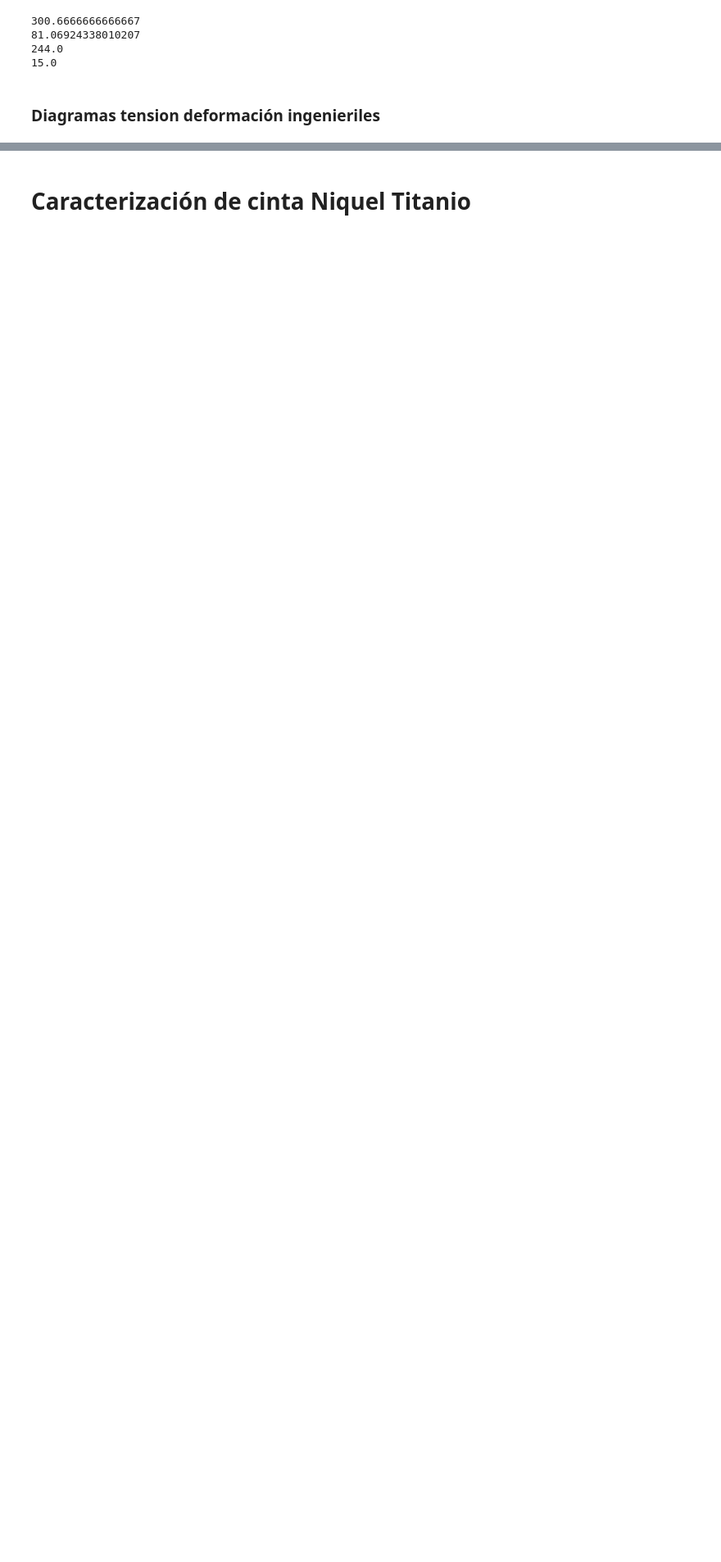
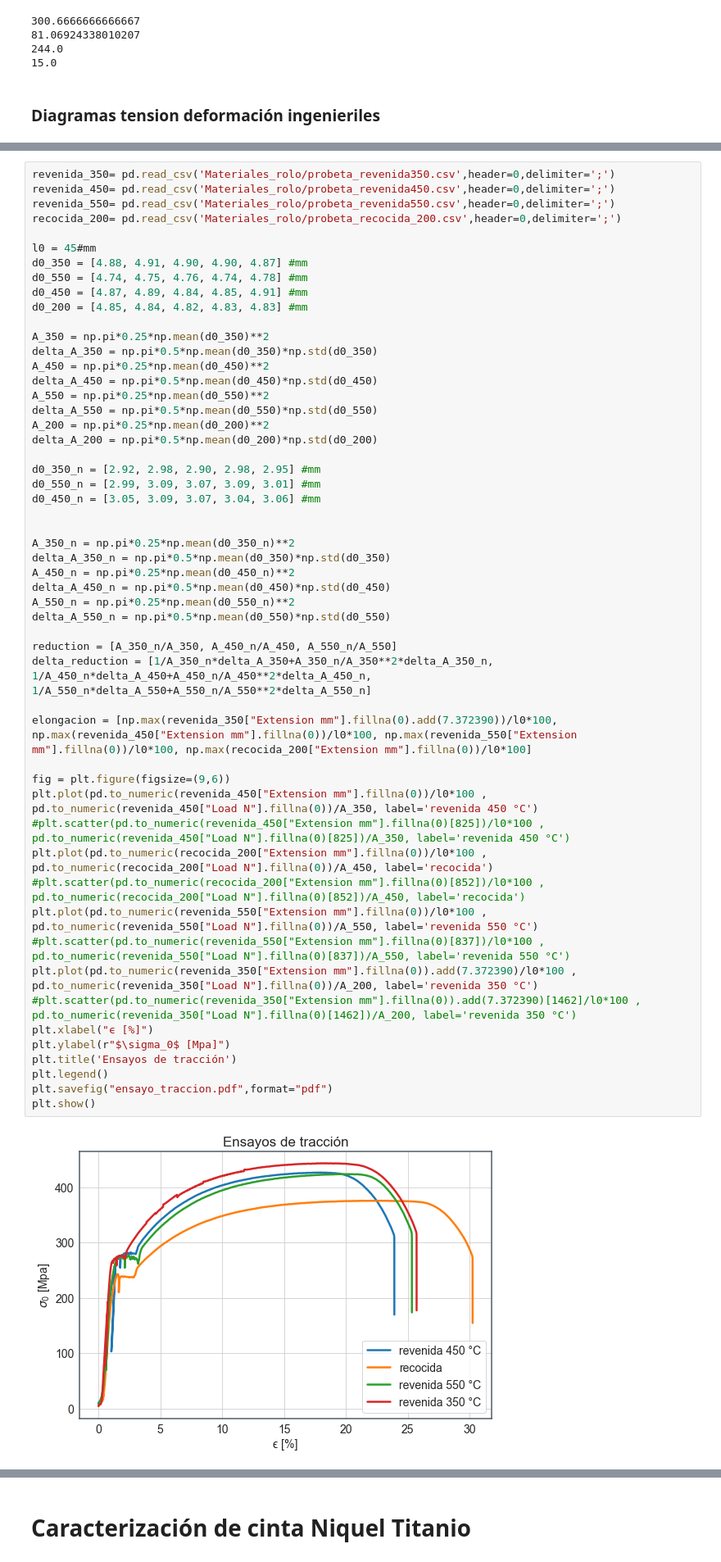
Before and after one commit to francescocamussoni/Lab-IB, a Jupyter notebook: materials.ipynb, the cells around one changed output, grey strips where cells are left out. Shown at 82% size. Drawn from its saved outputs; the diff is of its cells as text; blank space fills up the shorter version.

```diff
--- a/materials.ipynb
+++ b/materials.ipynb
@@ -61,0 +43,55 @@ plt.show()
+# %%
+revenida_350= pd.read_csv('Materiales_rolo/probeta_revenida350.csv',header=0,delimiter=';')
+revenida_450= pd.read_csv('Materiales_rolo/probeta_revenida450.csv',header=0,delimiter=';')
+revenida_550= pd.read_csv('Materiales_rolo/probeta_revenida550.csv',header=0,delimiter=';')
+recocida_200= pd.read_csv('Materiales_rolo/probeta_recocida_200.csv',header=0,delimiter=';')
+
+l0 = 45#mm
+d0_350 = [4.88, 4.91, 4.90, 4.90, 4.87] #mm
+d0_550 = [4.74, 4.75, 4.76, 4.74, 4.78] #mm
+d0_450 = [4.87, 4.89, 4.84, 4.85, 4.91] #mm
+d0_200 = [4.85, 4.84, 4.82, 4.83, 4.83] #mm
+
+A_350 = np.pi*0.25*np.mean(d0_350)**2
+delta_A_350 = np.pi*0.5*np.mean(d0_350)*np.std(d0_350)
+A_450 = np.pi*0.25*np.mean(d0_450)**2
+delta_A_450 = np.pi*0.5*np.mean(d0_450)*np.std(d0_450)
+A_550 = np.pi*0.25*np.mean(d0_550)**2
+delta_A_550 = np.pi*0.5*np.mean(d0_550)*np.std(d0_550)
+A_200 = np.pi*0.25*np.mean(d0_200)**2
+delta_A_200 = np.pi*0.5*np.mean(d0_200)*np.std(d0_200)
+
+d0_350_n = [2.92, 2.98, 2.90, 2.98, 2.95] #mm
+d0_550_n = [2.99, 3.09, 3.07, 3.09, 3.01] #mm
+d0_450_n = [3.05, 3.09, 3.07, 3.04, 3.06] #mm
+
+
+A_350_n = np.pi*0.25*np.mean(d0_350_n)**2
+delta_A_350_n = np.pi*0.5*np.mean(d0_350)*np.std(d0_350)
+A_450_n = np.pi*0.25*np.mean(d0_450_n)**2
+delta_A_450_n = np.pi*0.5*np.mean(d0_450)*np.std(d0_450)
+A_550_n = np.pi*0.25*np.mean(d0_550_n)**2
+delta_A_550_n = np.pi*0.5*np.mean(d0_550)*np.std(d0_550)
+
+reduction = [A_350_n/A_350, A_450_n/A_450, A_550_n/A_550]
+delta_reduction = [1/A_350_n*delta_A_350+A_350_n/A_350**2*delta_A_350_n, 1/A_450_n*delta_A_450+A_450_n/A_450**2*delta_A_450_n, 1/A_550_n*delta_A_550+A_550_n/A_550**2*delta_A_550_n]
+
+elongacion = [np.max(revenida_350["Extension mm"].fillna(0).add(7.372390))/l0*100, np.max(revenida_450["Extension mm"].fillna(0))/l0*100, np.max(revenida_550["Extension mm"].fillna(0))/l0*100, np.max(recocida_200["Extension mm"].fillna(0))/l0*100]
+
+fig = plt.figure(figsize=(9,6))
+plt.plot(pd.to_numeric(revenida_450["Extension mm"].fillna(0))/l0*100 , pd.to_numeric(revenida_450["Load N"].fillna(0))/A_350, label='revenida 450 °C')
+#plt.scatter(pd.to_numeric(revenida_450["Extension mm"].fillna(0)[825])/l0*100 , pd.to_numeric(revenida_450["Load N"].fillna(0)[825])/A_350, label='revenida 450 °C')
+plt.plot(pd.to_numeric(recocida_200["Extension mm"].fillna(0))/l0*100 , pd.to_numeric(recocida_200["Load N"].fillna(0))/A_450, label='recocida')
+#plt.scatter(pd.to_numeric(recocida_200["Extension mm"].fillna(0)[852])/l0*100 , pd.to_numeric(recocida_200["Load N"].fillna(0)[852])/A_450, label='recocida')
+plt.plot(pd.to_numeric(revenida_550["Extension mm"].fillna(0))/l0*100 , pd.to_numeric(revenida_550["Load N"].fillna(0))/A_550, label='revenida 550 °C')
+#plt.scatter(pd.to_numeric(revenida_550["Extension mm"].fillna(0)[837])/l0*100 , pd.to_numeric(revenida_550["Load N"].fillna(0)[837])/A_550, label='revenida 550 °C')
+plt.plot(pd.to_numeric(revenida_350["Extension mm"].fillna(0)).add(7.372390)/l0*100 , pd.to_numeric(revenida_350["Load N"].fillna(0))/A_200, label='revenida 350 °C')
+#plt.scatter(pd.to_numeric(revenida_350["Extension mm"].fillna(0)).add(7.372390)[1462]/l0*100 , pd.to_numeric(revenida_350["Load N"].fillna(0)[1462])/A_200, label='revenida 350 °C')
+plt.xlabel("ϵ [%]")
+plt.ylabel(r"$\sigma_0$ [Mpa]")
+plt.title('Ensayos de tracción')
+plt.legend()
+plt.savefig("ensayo_traccion.pdf",format="pdf")
+plt.show()
+# %% [output]
+[figure, added]
```
Also changed, not shown: parts of 6 cells of this notebook.
